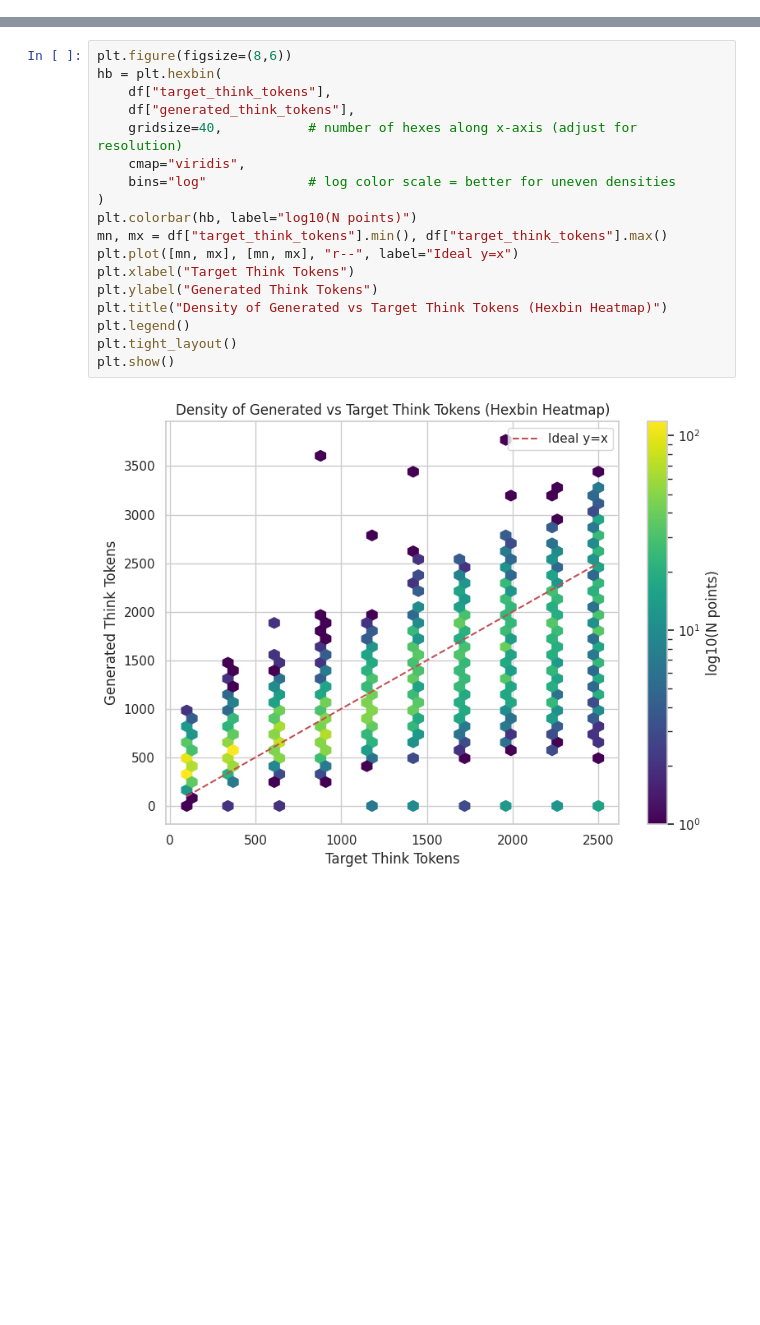
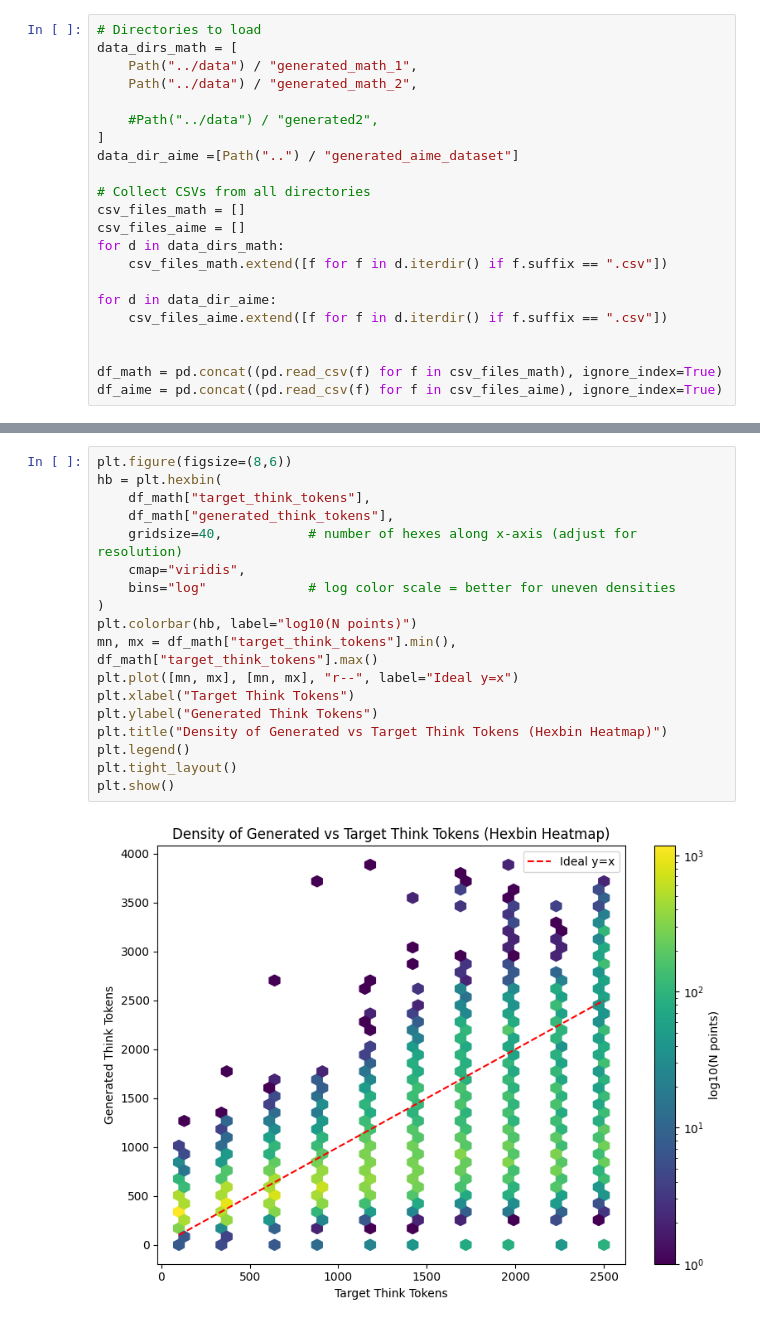
Before and after one commit to SebastianJitaru29/llm-think-too-much, a Jupyter notebook: notebooks/analysis.ipynb, the cells around one changed output, grey strips where cells are left out. Saved outputs shown, nothing was run; the diff lists cells and outputs as text; blank space fills up the shorter version.

Commit message:
chore: added figures

```diff
--- a/notebooks/analysis.ipynb
+++ b/notebooks/analysis.ipynb
@@ -1 +7,23 @@
+# %%
+# Directories to load
+data_dirs_math = [
+    Path("../data") / "generated_math_1",
+    Path("../data") / "generated_math_2",
+
+    #Path("../data") / "generated2",
+]
+data_dir_aime =[Path("..") / "generated_aime_dataset"]
+
+# Collect CSVs from all directories
+csv_files_math = []
+csv_files_aime = []
+for d in data_dirs_math:
+    csv_files_math.extend([f for f in d.iterdir() if f.suffix == ".csv"])
+
+for d in data_dir_aime:
+    csv_files_aime.extend([f for f in d.iterdir() if f.suffix == ".csv"])
+
+
+df_math = pd.concat((pd.read_csv(f) for f in csv_files_math), ignore_index=True)
+df_aime = pd.concat((pd.read_csv(f) for f in csv_files_aime), ignore_index=True)
 # %%
@@ -92,20 +171,20 @@ Overall accuracy: 82.35%
 # %%
 plt.figure(figsize=(8,6))
 hb = plt.hexbin(
-    df["target_think_tokens"],
-    df["generated_think_tokens"],
+    df_math["target_think_tokens"],
+    df_math["generated_think_tokens"],
     gridsize=40,           # number of hexes along x-axis (adjust for resolution)
     cmap="viridis",
     bins="log"             # log color scale = better for uneven densities
 )
 plt.colorbar(hb, label="log10(N points)")
-mn, mx = df["target_think_tokens"].min(), df["target_think_tokens"].max()
+mn, mx = df_math["target_think_tokens"].min(), df_math["target_think_tokens"].max()
 plt.plot([mn, mx], [mn, mx], "r--", label="Ideal y=x")
 plt.xlabel("Target Think Tokens")
 plt.ylabel("Generated Think Tokens")
 plt.title("Density of Generated vs Target Think Tokens (Hexbin Heatmap)")
 plt.legend()
 plt.tight_layout()
 plt.show()
 # %% [output]
-[figure, old version]
+[figure, new version]
```
Also changed, not shown: parts of 7 cells of this notebook, 3 other files.
